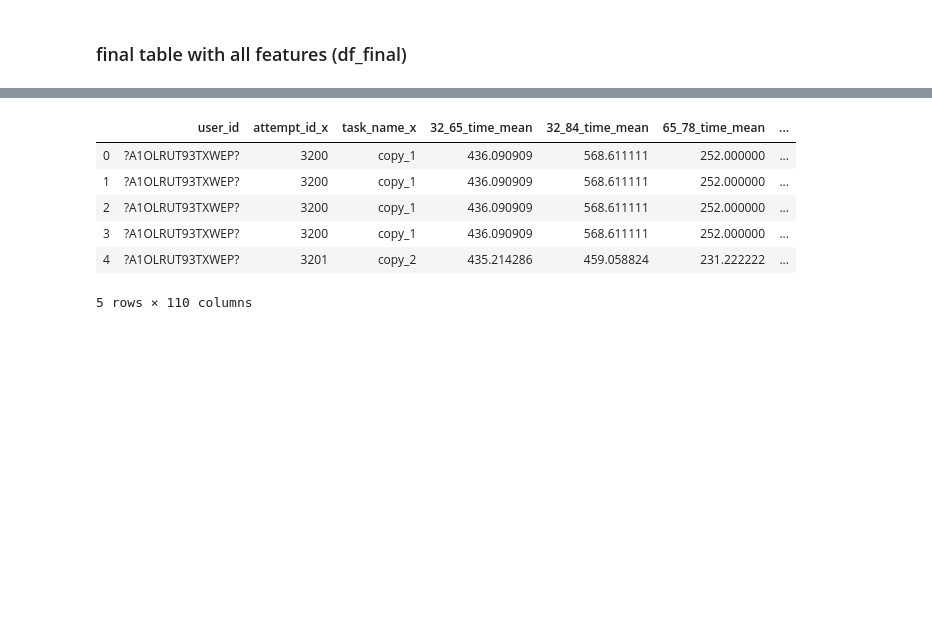
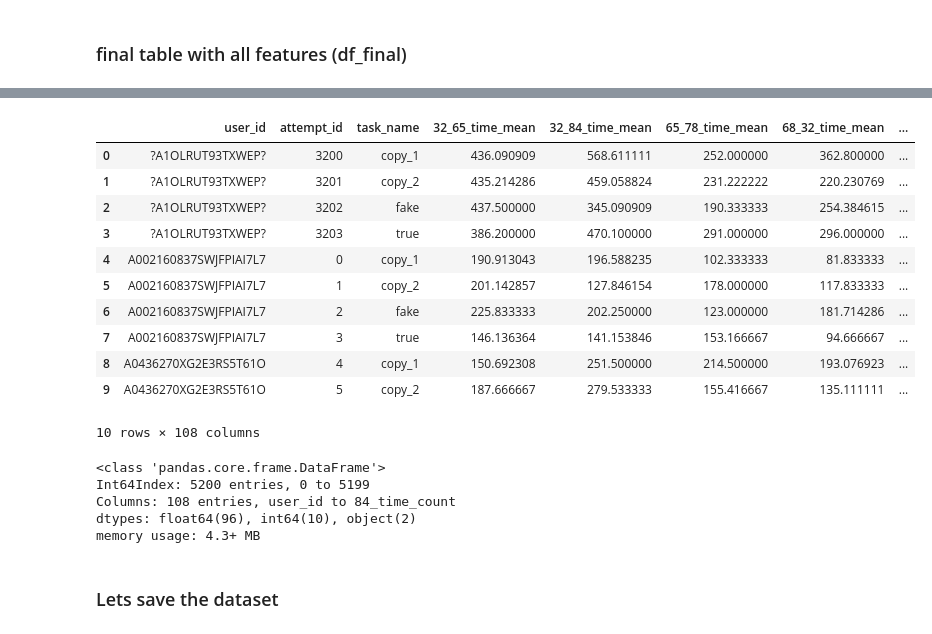
Before and after one commit to vbyno/keystroke_dynamics, a Jupyter notebook: keystroke_dynamics.ipynb, the cells around one changed output, grey strips where cells are left out. Saved outputs shown, nothing was run; the diff lists cells and outputs as text; code cells hidden in the pictures; blank space fills up the shorter version.

```diff
--- a/keystroke_dynamics.ipynb
+++ b/keystroke_dynamics.ipynb
@@ -587,12 +627,27 @@ df_dwells_new.head()
 # %%
-df_final = df_transitions_final.merge(df_dwells_new,left_on = 'user_id', right_on = 'user_id')
-df_final.head()
+df_final = df_transitions_final.merge(df_dwells_new, on = ['user_id', 'attempt_id', 'task_name'])
+df_final.head(10)
 # %% [output]
-|  | user_id | attempt_id_x | task_name_x | 32_65_time_mean | 32_84_time_mean | 65_78_time_mean | ... |
-| 0 | ?A1OLRUT93TXWEP? | 3200 | copy_1 | 436.090909 | 568.611111 | 252.000000 | ... |
-| 1 | ?A1OLRUT93TXWEP? | 3200 | copy_1 | 436.090909 | 568.611111 | 252.000000 | ... |
-| 2 | ?A1OLRUT93TXWEP? | 3200 | copy_1 | 436.090909 | 568.611111 | 252.000000 | ... |
-| 3 | ?A1OLRUT93TXWEP? | 3200 | copy_1 | 436.090909 | 568.611111 | 252.000000 | ... |
-| 4 | ?A1OLRUT93TXWEP? | 3201 | copy_2 | 435.214286 | 459.058824 | 231.222222 | ... |
+|  | user_id | attempt_id | task_name | 32_65_time_mean | 32_84_time_mean | 65_78_time_mean | 68_32_time_mean | ... |
+| 0 | ?A1OLRUT93TXWEP? | 3200 | copy_1 | 436.090909 | 568.611111 | 252.000000 | 362.800000 | ... |
+| 1 | ?A1OLRUT93TXWEP? | 3201 | copy_2 | 435.214286 | 459.058824 | 231.222222 | 220.230769 | ... |
+| 2 | ?A1OLRUT93TXWEP? | 3202 | fake | 437.500000 | 345.090909 | 190.333333 | 254.384615 | ... |
+| 3 | ?A1OLRUT93TXWEP? | 3203 | true | 386.200000 | 470.100000 | 291.000000 | 296.000000 | ... |
+| 4 | A002160837SWJFPIAI7L7 | 0 | copy_1 | 190.913043 | 196.588235 | 102.333333 | 81.833333 | ... |
+| 5 | A002160837SWJFPIAI7L7 | 1 | copy_2 | 201.142857 | 127.846154 | 178.000000 | 117.833333 | ... |
+| 6 | A002160837SWJFPIAI7L7 | 2 | fake | 225.833333 | 202.250000 | 123.000000 | 181.714286 | ... |
+| 7 | A002160837SWJFPIAI7L7 | 3 | true | 146.136364 | 141.153846 | 153.166667 | 94.666667 | ... |
+| 8 | A0436270XG2E3RS5T61O | 4 | copy_1 | 150.692308 | 251.500000 | 214.500000 | 193.076923 | ... |
+| 9 | A0436270XG2E3RS5T61O | 5 | copy_2 | 187.666667 | 279.533333 | 155.416667 | 135.111111 | ... |
-5 rows × 110 columns
+10 rows × 108 columns
+# %%
+df_final.info()
+# %% [output]
+<class 'pandas.core.frame.DataFrame'>
+Int64Index: 5200 entries, 0 to 5199
+Columns: 108 entries, user_id to 84_time_count
+dtypes: float64(96), int64(10), object(2)
+memory usage: 4.3+ MB
+# %% [markdown]
+### Lets save the dataset
 # %%
```
Also changed, not shown: parts of 13 cells of this notebook, 1 other file.
